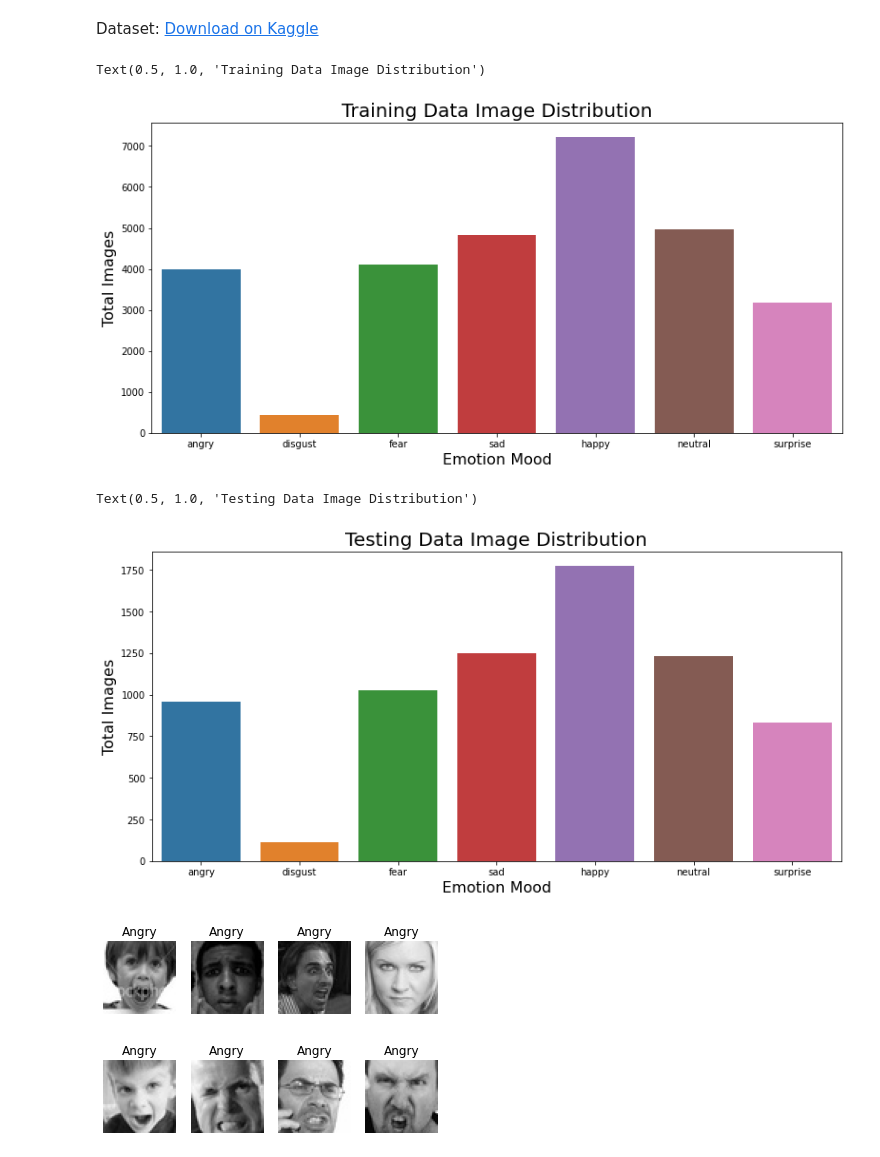
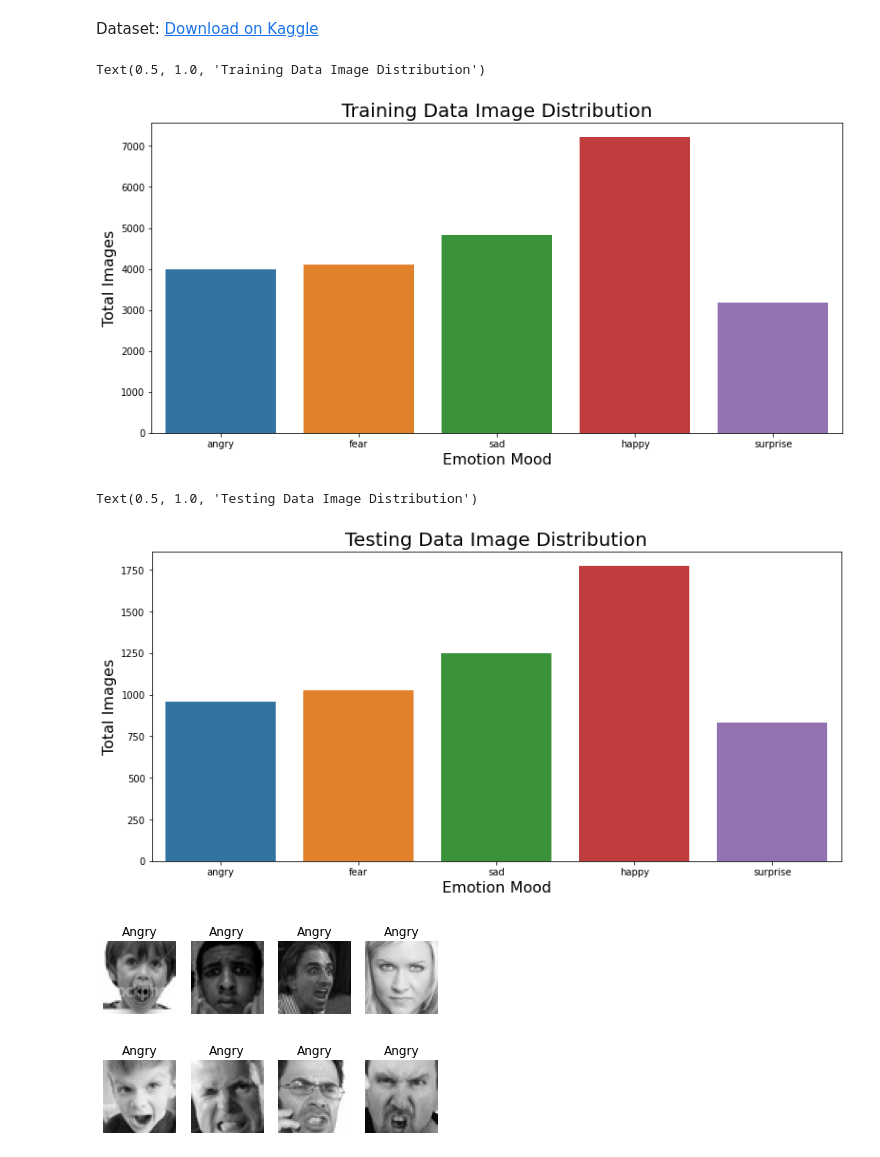
Before and after one commit to lucifertrj/Moody.ai, a Jupyter notebook: notebooks/Facial_Emotion_Recognition.ipynb, the cells around one changed output. Saved outputs shown, nothing was run; the diff lists cells and outputs as text; code cells hidden in the pictures.

```diff
--- a/notebooks/Facial_Emotion_Recognition.ipynb
+++ b/notebooks/Facial_Emotion_Recognition.ipynb
@@ -29,14 +28,14 @@ surprise = os.listdir(os.path.join(TRAIN_DATA,'surprise'))
 # %%
 plt.figure(figsize=(13,6))
 sb.barplot(
-    ['angry','disgust','fear','sad','happy','neutral','surprise'],
-    [len(angry),len(disgust),len(fear),len(sad),len(happy),len(neutral),len(surprise)]
+    ['angry','fear','sad','happy','surprise'],
+    [len(angry),len(fear),len(sad),len(happy),len(surprise)]
 )
 plt.xlabel("Emotion Mood",fontsize=16)
 plt.ylabel("Total Images",fontsize=16)
 plt.title("Training Data Image Distribution",fontsize=20)
 # %% [output]
 Text(0.5, 1.0, 'Training Data Image Distribution')
-[figure, old version]
+[figure, new version]
 # %%
 test_angry = os.listdir(os.path.join(TEST_DATA,'angry'))
@@ -49,15 +46,15 @@ test_surprise = os.listdir(os.path.join(TEST_DATA,'surprise'))
 # %%
 plt.figure(figsize=(13,6))
 sb.barplot(
-    ['angry','disgust','fear','sad','happy','neutral','surprise'],
-    [len(test_angry),len(test_disgust),len(test_fear),len(test_sad),len(test_happy),len(test_neutral),len(test_surprise)]
+    ['angry','fear','sad','happy','surprise'],
+    [len(test_angry),len(test_fear),len(test_sad),len(test_happy),len(test_surprise)]
 )
 plt.xlabel("Emotion Mood",fontsize=16)
 plt.ylabel("Total Images",fontsize=16)
 plt.title("Testing Data Image Distribution",fontsize=20)
 # %% [output]
 Text(0.5, 1.0, 'Testing Data Image Distribution')
-[figure, old version]
+[figure, new version]
 # %%
 for i in range(8):
     plt.subplot(2,4,i+1)
```
Also changed, not shown: parts of 17 cells of this notebook.
